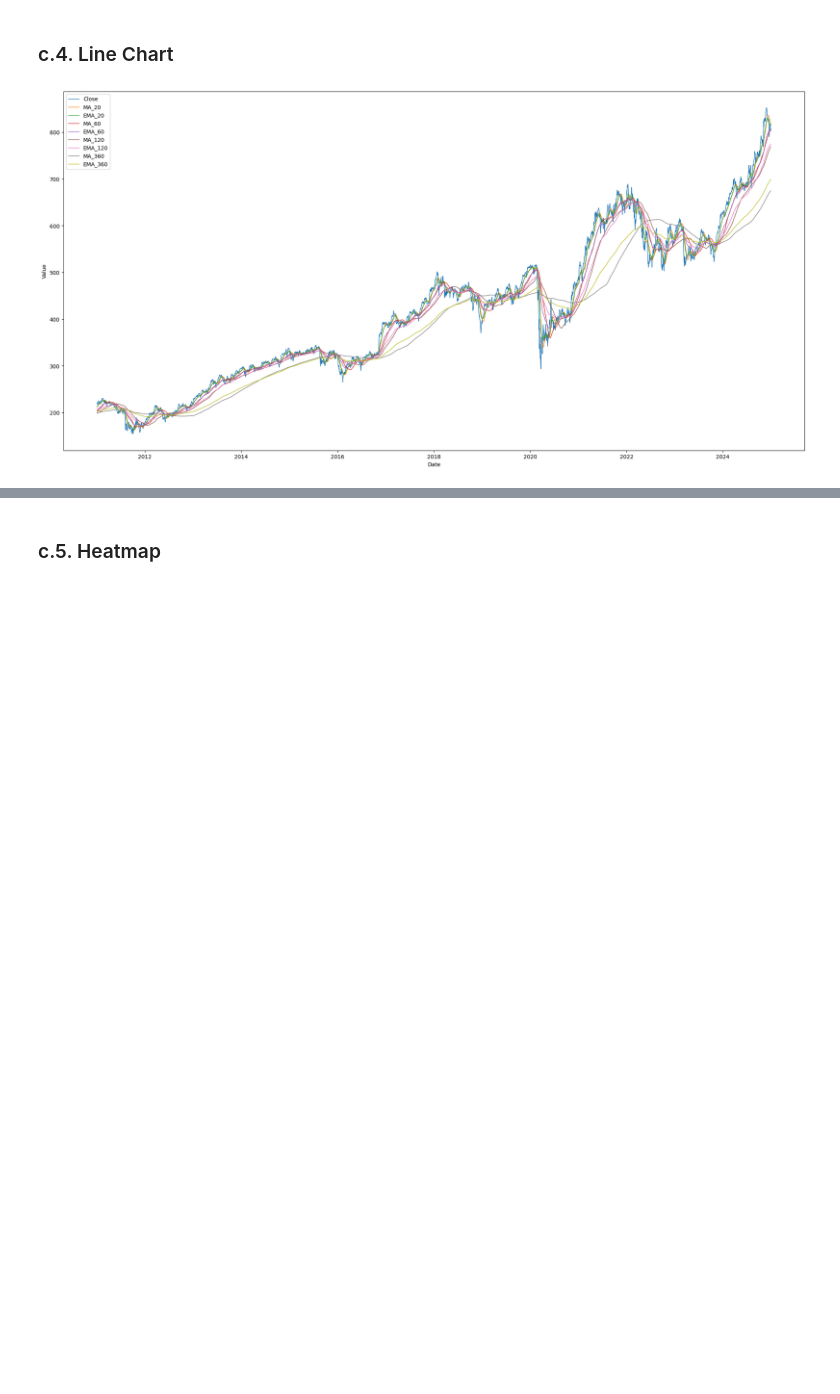
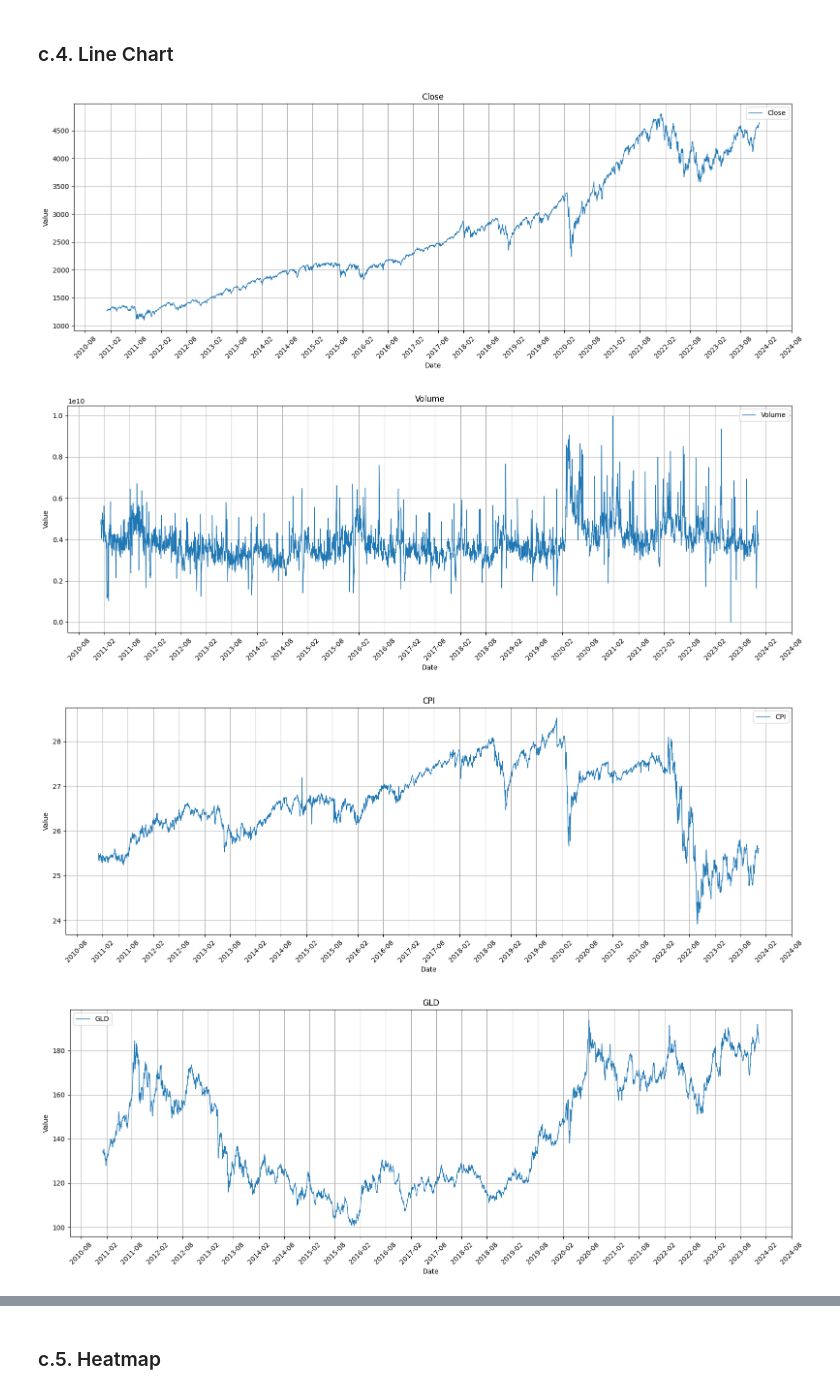
Before and after one commit to VictorNguyenLPN/sp500-dav, a Jupyter notebook: notebook_qhuy.ipynb, the cells around one changed output, grey strips where cells are left out. Saved outputs shown, nothing was run; the diff lists cells and outputs as text; code cells hidden in the pictures; blank space fills up the shorter version.

```diff
--- a/notebook_qhuy.ipynb
+++ b/notebook_qhuy.ipynb
@@ -236,7 +262,7 @@ fig = make_subplots(specs=[[{"secondary_y": True}]])
 
 fig.add_trace(
     go.Candlestick(
-        x=data['Date'],
+        x=data.index,
         open=data['Open'],
         high=data['High'],
         low=data['Low'],
@@ -248,7 +274,7 @@ fig.add_trace(
 
 fig.add_trace(
     go.Bar(
-        x=data['Date'],
+        x=data.index,
         y=data['Volume'],
         name='Volume',
         marker_color='blue',
@@ -259,14 +285,14 @@ fig.add_trace(
 
 fig.update_yaxes(showgrid=False, secondary_y=True)
 fig.update_layout(
-    title='S&P 500 Financials (Sector) (^SP500-40)',
+    title='S&P 500',
     xaxis_title='Date',
     yaxis_title='Volume',
     yaxis2_title='Index',
     xaxis_rangeslider_visible=False,
     template='seaborn',
     width=2000,
-    height=600,
+    height=1000,
 )
 
 fig.show()
@@ -375,15 +370,11 @@ print(data[data['Volume'] == 0])
 # %%
 groups = {
-    "Volume": ["Volume"],
-    "Index": ["Close", "Volume", 'GOLD', "OIL"],
-    'Economics': [ 'VIX', 'DXY', 'CPI_US', 'US10Y'],
-    "MA": ['MA_20', 'MA_60', 'MA_120', 'MA_360'],
-    "EMA": ['EMA_20', 'EMA_60', 'EMA_120', 'EMA_360'],
-    "MAE": ['MAE_20', 'MAE_60', 'MAE_120', 'MAE_360',],
-    "MACD": ['MACD', 'MACD_long', 'Signal', 'Signal_long'],
-    "RSI": ['RSI_7', 'RSI_14', 'RSI_28', 'RSI_56']
+    "SP500": ["Close", "Volume"],
+    'Economics': ['CPI', 'GLD', 'IEF', 'USO', 'UUP', 'VIXY'],
 }
+
 max_cols = 2
+
 for title, cols_in_group in groups.items():
     n = len(cols_in_group)
     n_rows = math.ceil(n / max_cols)
@@ -427,28 +412,28 @@ for title, cols_in_group in groups.items():
 # %% [markdown]
 ### c.4. Line Chart
 # %%
-groups = {
-    # 'Kinh te': ['DXY', 'CPI_US'],
-    "MA & EMA": ["Close", 'MA_20', 'EMA_20', 'MA_60', 'EMA_60', 'MA_120', 'EMA_120', 'MA_360', 'EMA_360'],
-    # "MAE": ['MAE_20', 'MAE_60', 'MAE_120', 'MAE_360',],
-    # "MACD": ['MACD', 'MACD_long', 'Signal', 'Signal_long'],
-    # "RSI": ['RSI', 'RSI_7', 'RSI_14', 'RSI_28']
-}
-
-plt.figure(figsize=(20,10))
-
 for title, cols_in_group in groups.items():
     for col in cols_in_group:
-        plt.plot(data["Date"], data[col], label=f"{col}", linewidth=1)
+        plt.figure(figsize=(16,6))
+        plt.plot(data.index, data[col], label=f"{col}", linewidth=1)
 
-plt.xlabel("Date")
-plt.ylabel("Value")
-plt.legend()
-# plt.grid(True)
-plt.tight_layout()
-plt.show()
-# line_path = os.path.join(FIG_DIR, "line_trend.png")
-# plt.savefig(line_path, dpi=150)
-plt.close()
+        plt.gca().xaxis.set_major_locator(mdates.MonthLocator(interval=6))
+        plt.gca().xaxis.set_major_formatter(mdates.DateFormatter('%Y-%m'))
+        plt.xticks(rotation=45)
+
+        plt.xlabel("Date")
+        plt.ylabel("Value")
+        plt.title(col)
+        plt.legend()
+        plt.grid(True)
+        plt.tight_layout()
+
+        line_path = os.path.join(FIG_DIR, f"line_{col}.png")
+        plt.savefig(line_path, dpi=150)
+        plt.show()
+        plt.close()
 # %% [output]
-[figure, old version]
+[figure, new version]
+[figure, added]
+[figure, added]
+[figure, added]
```
Also changed, not shown: parts of 27 cells of this notebook, 44 other files.
